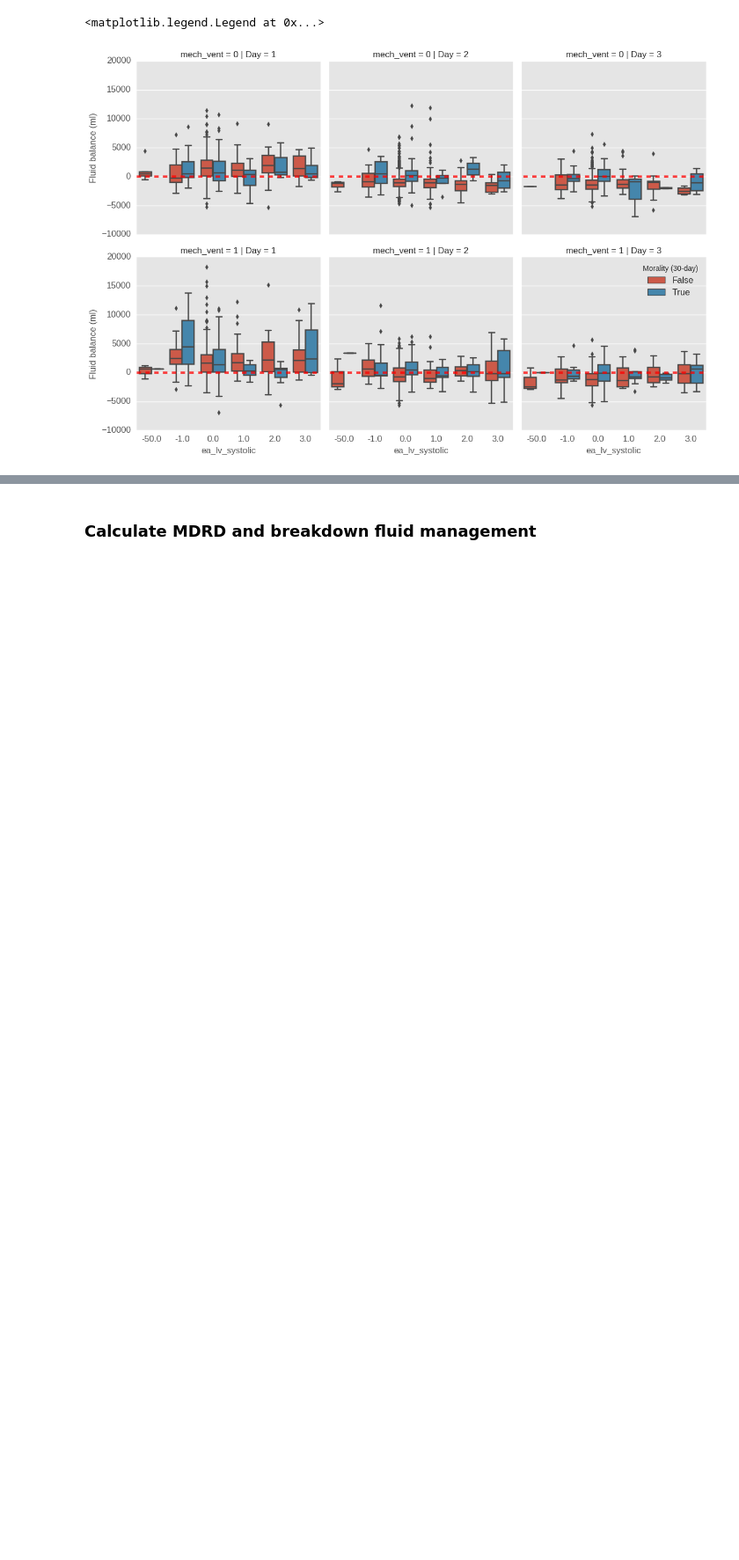
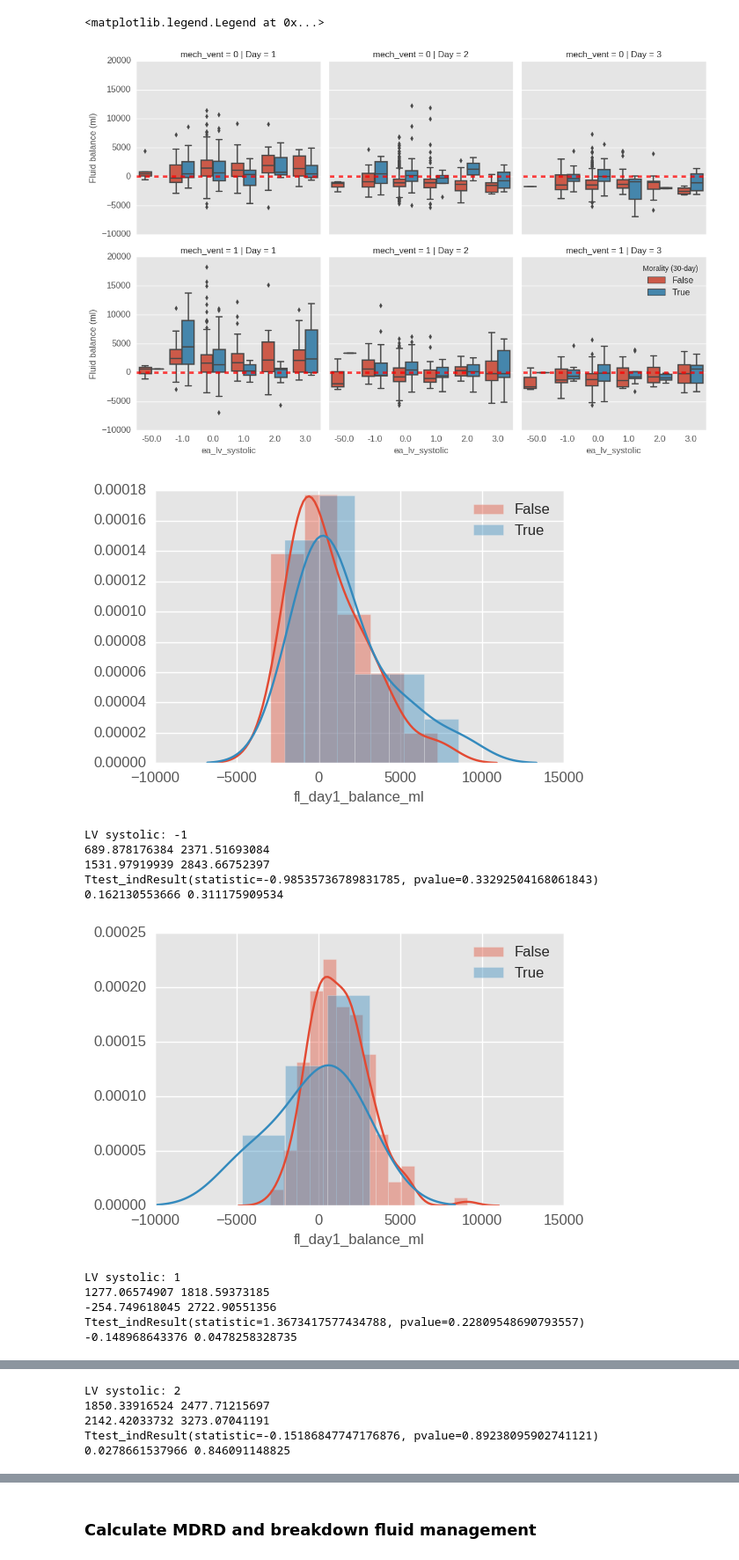
Before and after one commit to yhtgrace/echo, a Jupyter notebook: notebooks/161206_model_exploration_TB.ipynb, the cells around one changed output, grey strips where cells are left out. Shown at 88% size. Cells and saved outputs as stored; diff of their text form; code cells hidden in the pictures; blank space fills up the shorter version.

```diff
--- a/notebooks/161206_model_exploration_TB.ipynb
+++ b/notebooks/161206_model_exploration_TB.ipynb
@@ -474,8 +566,0 @@ Ttest_indResult(statistic=-1.9315540630349093, pvalue=0.061721107289122008)
-# %%
-from scipy.stats import ttest_ind
-filter = (ef.ex_congestive_heart_failure == 0) & (ef.fl_day1_balance_ml >= -7000)
-group_0 = ef.loc[filter & (ef.ea_lv_systolic == 0)].fl_day1_balance_ml.dropna()
-group_1 = ef.loc[filter & (ef.ea_lv_systolic == 3)].fl_day1_balance_ml.dropna()
-print(group_0.mean(), group_1.mean())
-print(group_0.std(), group_1.std())
-ttest_ind(group_0, group_1, equal_var=False)
@@ -493,8 +566,0 @@ plt.legend()
-# %%
-from scipy.stats import ttest_ind
-filter = (ef.ex_congestive_heart_failure == 0) & (ef.fl_day1_balance_ml >= -7000)
-group_0 = ef.loc[filter & (ef.ea_lv_systolic == 0)].fl_day1_balance_ml.dropna()
-group_1 = ef.loc[filter & (ef.ea_lv_systolic == -1)].fl_day1_balance_ml.dropna()
-print(group_0.mean(), group_1.mean())
-print(group_0.std(), group_1.std())
-ttest_ind(group_0, group_1, equal_var=False)
@@ -532,3 +587,51 @@ plt.legend(loc='best', title='Morality (30-day)')
 # %% [output]
 <matplotlib.legend.Legend at 0x...>
 [figure]
+# %%
+from scipy.stats import ttest_ind
+from scipy.stats import pearsonr
+statistics = []
+for systolic_flag in [-1, 1, 2, 3]:
+    filter = (ef.mech_vent == 0) & (ef.ea_lv_systolic == systolic_flag)
+    filter &= (ef.fl_day1_balance_ml >= -7000)
+    group_0 = ef.loc[filter & (ef.day30_mortality == False)].fl_day1_balance_ml
+    group_0 = group_0.dropna()
+    group_1 = ef.loc[filter & (ef.day30_mortality == True)].fl_day1_balance_ml
+    group_1 = group_1.dropna()
+
+    f = plt.figure()
+    sns.distplot(group_0, label='False')
+    sns.distplot(group_1, label='True')
+    plt.legend()
+    display(f)
+    plt.close()
+    print('LV systolic:', systolic_flag)
+    print(group_0.mean(), group_0.std())
+    print(group_1.mean(), group_1.std())
+
+    stats = {}
+    ttest = ttest_ind(group_0, group_1, equal_var=False)
+    print(ttest)
+    stats['t-test p-value'] = ttest.pvalue
+    data = ef.loc[filter,['fl_day1_balance_ml', 'day30_mortality']].dropna()
+    r, pval = pearsonr(data.fl_day1_balance_ml, data.day30_mortality)
+    print(r, pval)
+    stats['Pearson r'] = r
+    stats['LV systolic'] = systolic_flag
+    statistics.append(stats)
+    print('')
+statistics = pd.DataFrame(statistics)
+statistics
+# %% [output]
+[figure, added]
+LV systolic: -1
+689.878176384 2371.51693084
+1531.97919939 2843.66752397
+Ttest_indResult(statistic=-0.98535736789831785, pvalue=0.33292504168061843)
+0.162130553666 0.311175909534
+[figure, added]
+LV systolic: 1
+1277.06574907 1818.59373185
+-254.749618045 2722.90551356
+Ttest_indResult(statistic=1.3673417577434788, pvalue=0.22809548690793557)
+-0.148968643376 0.0478258328735
@@ -534,0 +639,5 @@ plt.legend(loc='best', title='Morality (30-day)')
+LV systolic: 2
+1850.33916524 2477.71215697
+2142.42033732 3273.07041191
+Ttest_indResult(statistic=-0.15186847747176876, pvalue=0.89238095902741121)
+0.0278661537966 0.846091148825
```
Also changed, not shown: parts of 15 cells of this notebook.
